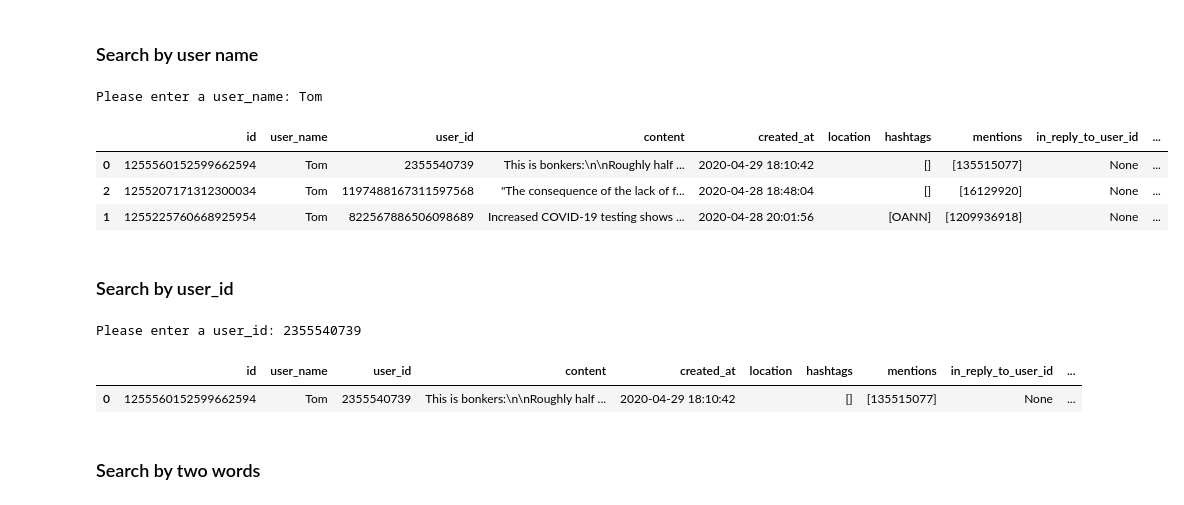
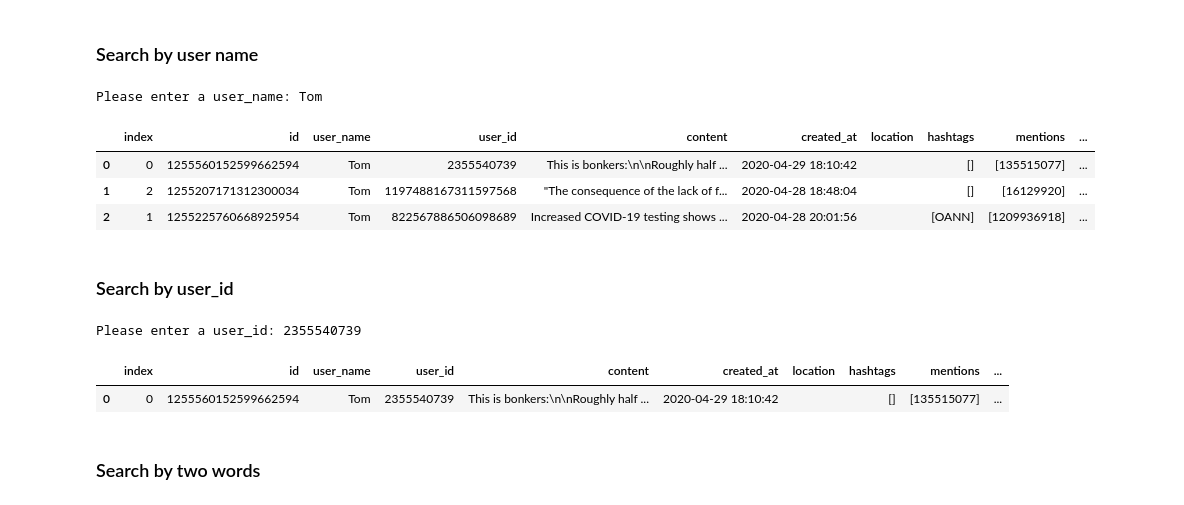
Before and after one commit to SankBad/Twitter_Database, a Jupyter notebook: Query.ipynb, the cells around one changed output. Cells and saved outputs as stored; diff of their text form; code cells hidden in the pictures.

```diff
--- a/Query.ipynb
+++ b/Query.ipynb
@@ -143,10 +143,10 @@ max_retweet_count = 0
 for tweet in tweets.find():
     if tweet['retweet_count']>max_retweet_count:
         max_retweet_count = tweet['retweet_count']
-        tweet_id = tweet['id_str']
+        tweet_id = tweet['id']
 print(max_retweet_count)
 
-myquery = {'id_str': tweet_id}
+myquery = {'id': tweet_id}
 twts = list(tweets.find(myquery))
 twts[0]
 # %% [output]
@@ -174,10 +174,10 @@ max_FavCount = 0
 for tweet in tweets.find():
     if tweet['FavCount']>max_FavCount:
         max_FavCount = tweet['FavCount']
-        tweet_id = tweet['id_str']
+        tweet_id = tweet['id']
 print(max_FavCount)
 
-myquery = {'id_str': tweet_id}
+myquery = {'id': tweet_id}
 twts = list(tweets.find(myquery))
 twts[0]
 # %% [output]
@@ -264,17 +264,17 @@ Please enter a end date(format:yyyy-mm-dd hh:mm:ss): 2020-04-28
 # %%
 # Search by user_name
 def search_user_name():
     user_input = input("Please enter a user_name: ")
     twts = pd.DataFrame(tweets.find({"user_name":user_input})).drop(['_id','source',
-                'media'],axis=1).sort_values(["retweet","FavCount","retweet_count"],ascending=[True,False,False])
+                'media'],axis=1).sort_values(["retweet","FavCount","retweet_count"],ascending=[True,False,False]).reset_index()
     return twts
 search_user_name().head()
 # %% [output]
 Please enter a user_name: Tom
-|  | id | user_name | user_id | content | created_at | location | hashtags | mentions | in_reply_to_user_id | ... |
-| 0 | 1255560152599662594 | Tom | 2355540739 | This is bonkers:\n\nRoughly half ... | 2020-04-29 18:10:42 |  | [] | [135515077] | None | ... |
-| 2 | 1255207171312300034 | Tom | 1197488167311597568 | "The consequence of the lack of f... | 2020-04-28 18:48:04 |  | [] | [16129920] | None | ... |
-| 1 | 1255225760668925954 | Tom | 822567886506098689 | Increased COVID-19 testing shows ... | 2020-04-28 20:01:56 |  | [OANN] | [1209936918] | None | ... |
+|  | index | id | user_name | user_id | content | created_at | location | hashtags | mentions | ... |
+| 0 | 0 | 1255560152599662594 | Tom | 2355540739 | This is bonkers:\n\nRoughly half ... | 2020-04-29 18:10:42 |  | [] | [135515077] | ... |
+| 1 | 2 | 1255207171312300034 | Tom | 1197488167311597568 | "The consequence of the lack of f... | 2020-04-28 18:48:04 |  | [] | [16129920] | ... |
+| 2 | 1 | 1255225760668925954 | Tom | 822567886506098689 | Increased COVID-19 testing shows ... | 2020-04-28 20:01:56 |  | [OANN] | [1209936918] | ... |
 # %% [markdown]
 ### Search by user_id
 # %%
@@ -287,8 +287,8 @@ def search_user_id():
 search_user_id().head()
 # %% [output]
 Please enter a user_id: 2355540739
-|  | id | user_name | user_id | content | created_at | location | hashtags | mentions | in_reply_to_user_id | ... |
-| 0 | 1255560152599662594 | Tom | 2355540739 | This is bonkers:\n\nRoughly half ... | 2020-04-29 18:10:42 |  | [] | [135515077] | None | ... |
+|  | index | id | user_name | user_id | content | created_at | location | hashtags | mentions | ... |
+| 0 | 0 | 1255560152599662594 | Tom | 2355540739 | This is bonkers:\n\nRoughly half ... | 2020-04-29 18:10:42 |  | [] | [135515077] | ... |
 # %% [markdown]
 ### Search by two words
 # %%
```
Also changed, not shown: parts of 19 cells of this notebook.
